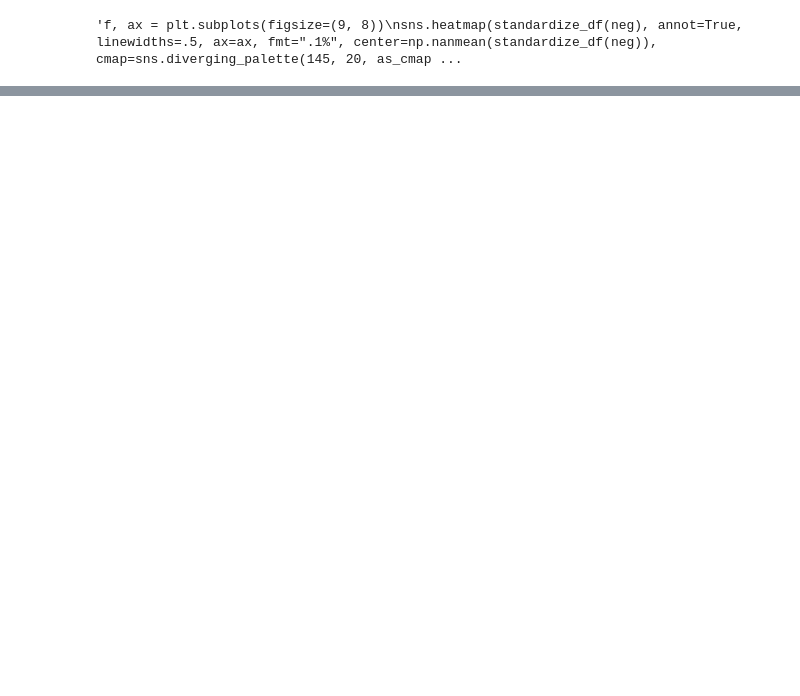
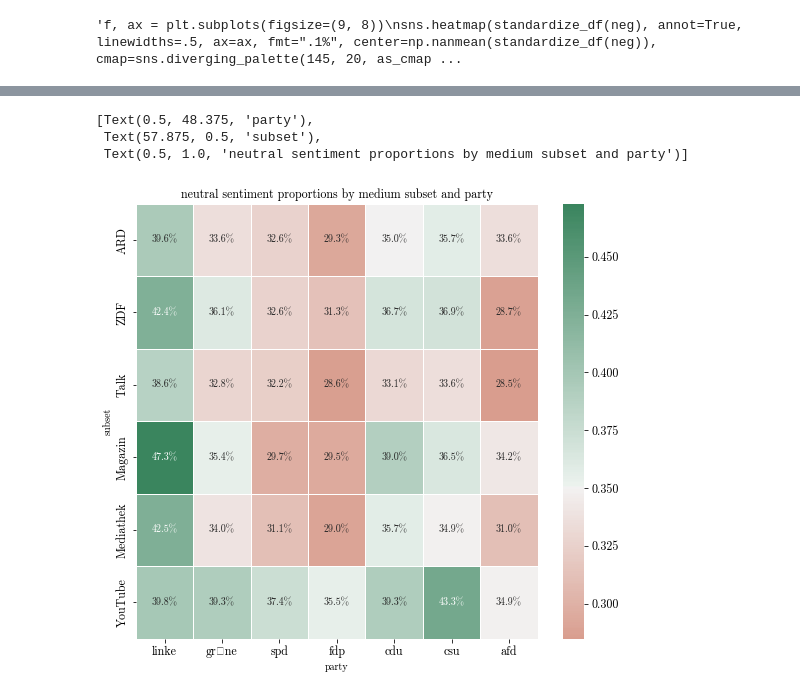
Before and after one commit to haukesteffen/media_bias_video_journalism, a Jupyter notebook: src/sentiment_tests.ipynb, the cells around one changed output, grey strips where cells are left out. Drawn from its saved outputs; the diff is of its cells as text; code cells hidden in the pictures; blank space fills up the shorter version.

```diff
--- a/src/sentiment_tests.ipynb
+++ b/src/sentiment_tests.ipynb
@@ -360,0 +574,10 @@ f.savefig('../results/englisch/sentiment_mediathek.pdf')
+# %%
+df_to_plot = neu_means[['linke', 'grüne', 'spd', 'fdp', 'cdu', 'csu', 'afd']]
+f, ax = plt.subplots(figsize=(9, 8))
+sns.heatmap(df_to_plot, annot=True, linewidths=.5, ax=ax, fmt=".1%", center=np.nanmean(df_to_plot), cmap=sns.diverging_palette(145, 20, as_cmap=True).reversed())
+ax.set(xlabel='party', ylabel='subset', title='neutral sentiment proportions by medium subset and party')
+# %% [output]
+[Text(0.5, 48.375, 'party'),
+ Text(57.875, 0.5, 'subset'),
+ Text(0.5, 1.0, 'neutral sentiment proportions by medium subset and party')]
+[figure, added]
```
Also changed, not shown: parts of 22 cells of this notebook.
